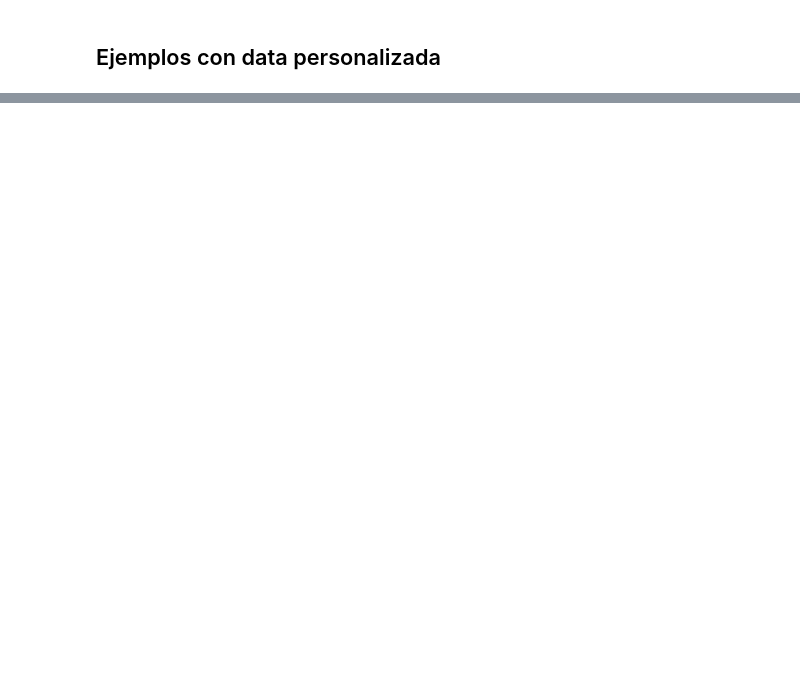
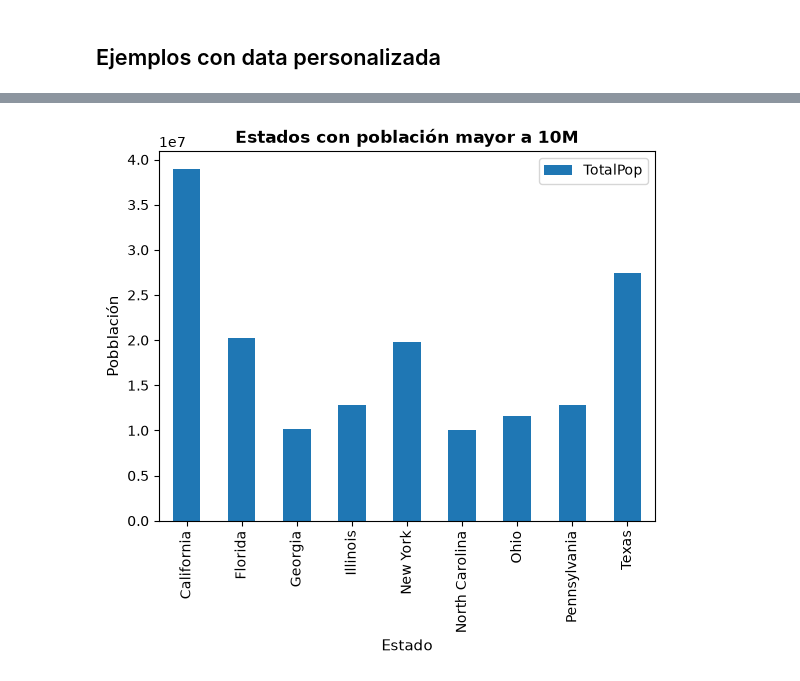
Before and after one commit to marlonleandro/curso-python-analisis, a Jupyter notebook: 10.Pandas_graficos.ipynb, the cells around one changed output, grey strips where cells are left out. Cells and saved outputs as stored; diff of their text form; code cells hidden in the pictures; blank space fills up the shorter version.

```diff
--- a/10.Pandas_graficos.ipynb
+++ b/10.Pandas_graficos.ipynb
@@ -139,12 +233,14 @@ plt.show()
 # %%
 # Grafico de barras con data de censo USA 2017 de estados con población mayor a 10M
-census = pd.read_csv("data\\acs2017_county_data.csv")
+census = pd.read_csv("./data/acs2017_county_data.csv")
 state_pop = census.groupby("State")
 state_pop_sum = state_pop.agg({'TotalPop': 'sum'})
 state_pop_sum_10m = state_pop_sum[state_pop_sum['TotalPop']>10000000]
 state_pop_sum_10m.plot(kind="bar")
 
 plt.title("Estados con población mayor a 10M", fontsize=12, fontweight='bold')
 plt.xlabel("Estado", fontsize=11)  #Título del eje x
 plt.ylabel("Pobblación", fontsize=11)  #Título del eje y
 plt.show()
+# %% [output]
+[figure, added]
```
Also changed, not shown: parts of 24 cells of this notebook, 9 other files.
